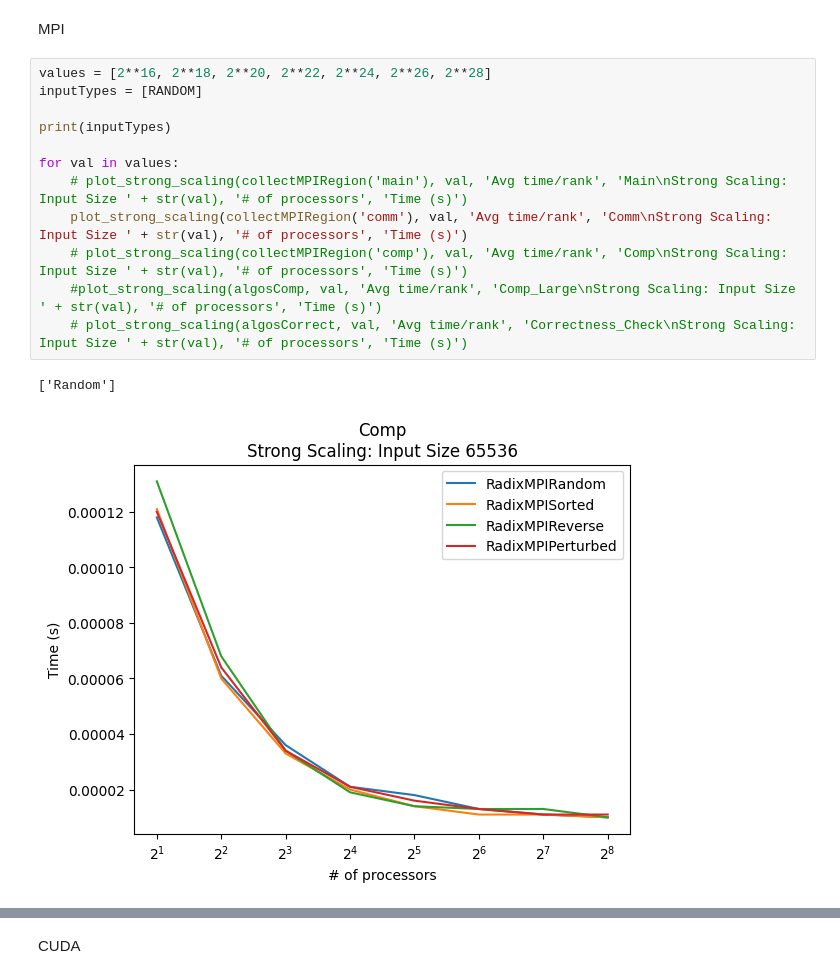
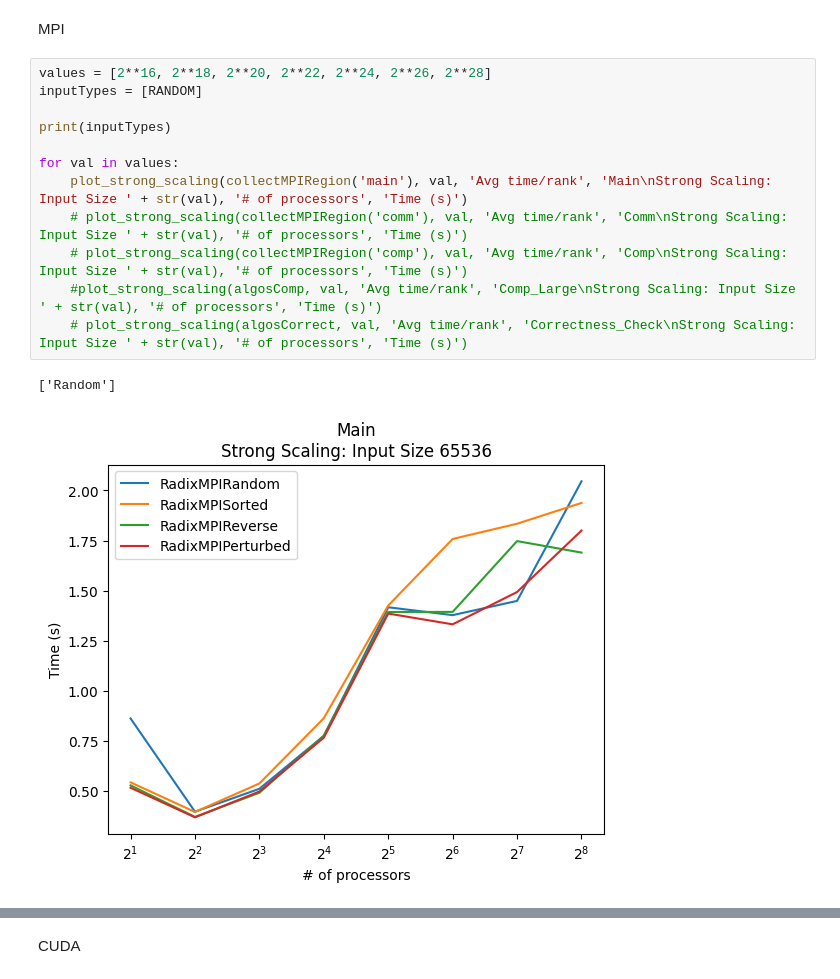
Before and after one commit to Sofia-Ortega/ParallelComputingProject, a Jupyter notebook: PerformanceEval/RadixSortPlotting.ipynb, the cells around one changed output, grey strips where cells are left out. Cells and saved outputs as stored; diff of their text form.

Commit message:
added strong scaling plots with legend varying input size

```diff
--- a/PerformanceEval/RadixSortPlotting.ipynb
+++ b/PerformanceEval/RadixSortPlotting.ipynb
@@ -310,15 +318,15 @@ MPI
 # %%
 values = [2**16, 2**18, 2**20, 2**22, 2**24, 2**26, 2**28]
 inputTypes = [RANDOM]
 
 print(inputTypes)
 
 for val in values:
-    # plot_strong_scaling(collectMPIRegion('main'), val, 'Avg time/rank', 'Main\nStrong Scaling: Input Size ' + str(val), '# of processors', 'Time (s)')
-    plot_strong_scaling(collectMPIRegion('comm'), val, 'Avg time/rank', 'Comm\nStrong Scaling: Input Size ' + str(val), '# of processors', 'Time (s)')
+    plot_strong_scaling(collectMPIRegion('main'), val, 'Avg time/rank', 'Main\nStrong Scaling: Input Size ' + str(val), '# of processors', 'Time (s)')
+    # plot_strong_scaling(collectMPIRegion('comm'), val, 'Avg time/rank', 'Comm\nStrong Scaling: Input Size ' + str(val), '# of processors', 'Time (s)')
     # plot_strong_scaling(collectMPIRegion('comp'), val, 'Avg time/rank', 'Comp\nStrong Scaling: Input Size ' + str(val), '# of processors', 'Time (s)')
     #plot_strong_scaling(algosComp, val, 'Avg time/rank', 'Comp_Large\nStrong Scaling: Input Size ' + str(val), '# of processors', 'Time (s)')
     # plot_strong_scaling(algosCorrect, val, 'Avg time/rank', 'Correctness_Check\nStrong Scaling: Input Size ' + str(val), '# of processors', 'Time (s)')
 # %% [output]
 ['Random']
-[figure, old version]
+[figure, new version]
```
Also changed, not shown: parts of 11 cells of this notebook, 10 other files.
